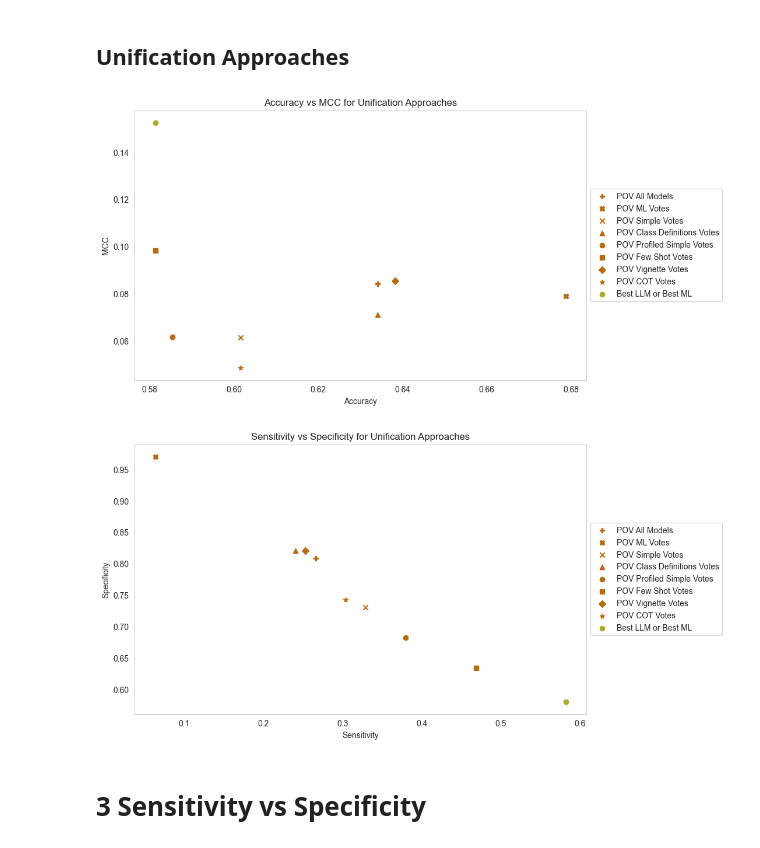
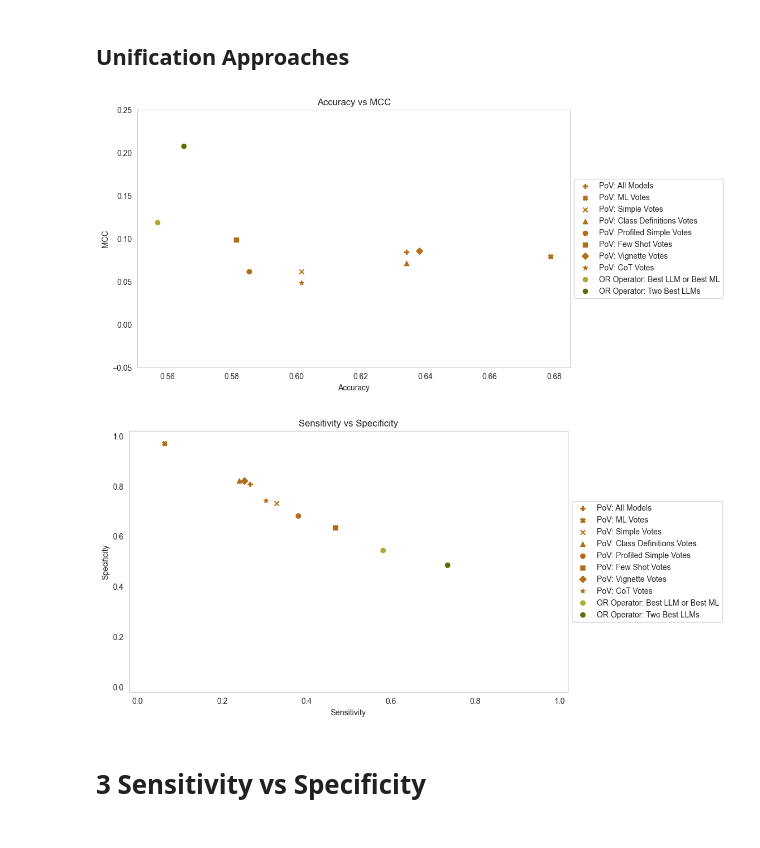
Before and after one commit to kimmizi/master_thesis, a Jupyter notebook: exp/05_Evaluation_Performance.ipynb, the cells around one changed output. Drawn from its saved outputs; the diff is of its cells as text; code cells hidden in the pictures.

```diff
--- a/exp/05_Evaluation_Performance.ipynb
+++ b/exp/05_Evaluation_Performance.ipynb
@@ -179,7 +179,9 @@ y_pred_pov_vignette_votes = pd.read_csv(
 y_pred_pov_cot_votes = pd.read_csv("04_Unification/y_pred_unification/proportion_of_votes/y_pred_pov_cot_models.csv", sep =",")
 # %%
 y_pred_best_LLM_or_best_ML = pd.read_csv(
-    "04_Unification/y_pred_unification/OR_unification/y_pred_best_LLM_or_best_ML.csv", sep =",")
+    "04_Unification/y_pred_unification/OR_unification/y_pred_best_LLM_or_best_ML.csv", sep = ",")
+y_pred_OR_best_LLMs = pd.read_csv(
+    "04_Unification/y_pred_unification/OR_unification/y_pred_OR_best_LLMs.csv", sep = ",")
 # %%
 y_pred_new_input_dnn = pd.read_csv("04_Unification/y_pred_unification/new_input/y_pred_new_input_dnn.csv", sep =",")
 y_pred_new_input_svc = pd.read_csv("04_Unification/y_pred_unification/new_input/y_pred_new_input_svc.csv", sep =",")
@@ -311,6 +313,7 @@ metrics_pov_vignette_votes = calculate_metrics(y_test, y_pred_pov_vignette_votes
 metrics_pov_cot_votes = calculate_metrics(y_test, y_pred_pov_cot_votes["y_pred"])
 # %%
 metrics_best_LLM_or_best_ML = calculate_metrics(y_test, y_pred_best_LLM_or_best_ML["y_pred"])
+metrics_OR_best_LLMs = calculate_metrics(y_test, y_pred_OR_best_LLMs["y_pred"])
 # %%
 metrics_new_input_dnn = calculate_metrics(y_test_dnn, y_pred_new_input_dnn["y_pred"])
 metrics_new_input_svc = calculate_metrics(y_test_dnn, y_pred_new_input_svc["y_pred"])
@@ -574,61 +590,69 @@ plt.grid()
 # %%
 # plot all unification approaches: MCC vs Accuracy
 plt.figure(figsize = (10, 6))
 
-plt.scatter(metrics_pov_all_models["accuracy"], metrics_pov_all_models["mcc"], label = "POV All Models", color = hex_colors[3], marker = "P")
-plt.scatter(metrics_pov_ml_votes["accuracy"], metrics_pov_ml_votes["mcc"], label = "POV ML Votes", color = hex_colors[3], marker = "X")
-plt.scatter(metrics_pov_simple_votes["accuracy"], metrics_pov_simple_votes["mcc"], label = "POV Simple Votes", color = hex_colors[3], marker = "x")
-plt.scatter(metrics_pov_class_definitions_votes["accuracy"], metrics_pov_class_definitions_votes["mcc"], label = "POV Class Definitions Votes", color = hex_colors[3], marker = "^")
-plt.scatter(metrics_pov_profiled_simple_votes["accuracy"], metrics_pov_profiled_simple_votes["mcc"], label = "POV Profiled Simple Votes", color = hex_colors[3], marker = "o")
-plt.scatter(metrics_pov_few_shot_votes["accuracy"], metrics_pov_few_shot_votes["mcc"], label = "POV Few Shot Votes", color = hex_colors[3], marker = "s")
-plt.scatter(metrics_pov_vignette_votes["accuracy"], metrics_pov_vignette_votes["mcc"], label = "POV Vignette Votes", color = hex_colors[3], marker = "D")
-plt.scatter(metrics_pov_cot_votes["accuracy"], metrics_pov_cot_votes["mcc"], label = "POV COT Votes", color = hex_colors[3], marker = "*")
+plt.scatter(metrics_pov_all_models["accuracy"], metrics_pov_all_models["mcc"], label = "PoV: All Models", color = hex_colors[3], marker = "P")
+plt.scatter(metrics_pov_ml_votes["accuracy"], metrics_pov_ml_votes["mcc"], label = "PoV: ML Votes", color = hex_colors[3], marker = "X")
+plt.scatter(metrics_pov_simple_votes["accuracy"], metrics_pov_simple_votes["mcc"], label = "PoV: Simple Votes", color = hex_colors[3], marker = "x")
+plt.scatter(metrics_pov_class_definitions_votes["accuracy"], metrics_pov_class_definitions_votes["mcc"], label = "PoV: Class Definitions Votes", color = hex_colors[3], marker = "^")
+plt.scatter(metrics_pov_profiled_simple_votes["accuracy"], metrics_pov_profiled_simple_votes["mcc"], label = "PoV: Profiled Simple Votes", color = hex_colors[3], marker = "o")
+plt.scatter(metrics_pov_few_shot_votes["accuracy"], metrics_pov_few_shot_votes["mcc"], label = "PoV: Few Shot Votes", color = hex_colors[3], marker = "s")
+plt.scatter(metrics_pov_vignette_votes["accuracy"], metrics_pov_vignette_votes["mcc"], label = "PoV: Vignette Votes", color = hex_colors[3], marker = "D")
+plt.scatter(metrics_pov_cot_votes["accuracy"], metrics_pov_cot_votes["mcc"], label = "PoV: CoT Votes", color = hex_colors[3], marker = "*")
 
-plt.scatter(metrics_best_LLM_or_best_ML["accuracy"], metrics_best_LLM_or_best_ML["mcc"], label = "Best LLM or Best ML", color = hex_colors[8], marker = "o")
+plt.scatter(metrics_best_LLM_or_best_ML["accuracy"], metrics_best_LLM_or_best_ML["mcc"], label = "OR Operator: Best LLM or Best ML", color = hex_colors[8], marker = "o")
+plt.scatter(metrics_OR_best_LLMs["accuracy"], metrics_OR_best_LLMs["mcc"], label = "OR Operator: Two Best LLMs", color = hex_colors[9], marker = "o")
 
 # plt.scatter(metrics_new_input_dnn["accuracy"], metrics_new_input_dnn["mcc"], label = "New Input DNN", color = "green", marker = "s")
 # plt.scatter(metrics_new_input_svc["accuracy"], metrics_new_input_svc["mcc"], label = "New Input SVC", color = "orange", marker = "D")
 # plt.scatter(metrics_new_input_svc_2["accuracy"], metrics_new_input_svc_2["mcc"], label = "New Input SVC All train set", color = "purple", marker = "*")
 
+# plt.xlim(0.3, 0.7)
+plt.ylim(-0.05, 0.25)
+
 plt.xlabel("Accuracy")
 plt.ylabel("MCC")
-plt.title("Accuracy vs MCC for Unification Approaches")
+plt.title("Accuracy vs MCC")
 plt.legend(loc = 'center left', bbox_to_anchor = (1, 0.5))
 plt.grid()
 
 # # save as png
-# plt.savefig("../doc/figs/accuracy_mcc_unification.png", dpi = 300, bbox_inches = "tight")
+plt.savefig("../doc/figs/accuracy_mcc_unification.png", dpi = 300, bbox_inches = "tight")
 # %% [output]
-[figure, old version]
+[figure, new version]
 # %%
 # plot sensitivity vs specificity for all unification approaches
 plt.figure(figsize = (10, 6))
 
-plt.scatter(metrics_pov_all_models["sensitivity"], metrics_pov_all_models["specificity"], label = "POV All Models", color = hex_colors[3], marker = "P")
-plt.scatter(metrics_pov_ml_votes["sensitivity"], metrics_pov_ml_votes["specificity"], label = "POV ML Votes", color = hex_colors[3], marker = "X")
-plt.scatter(metrics_pov_simple_votes["sensitivity"], metrics_pov_simple_votes["specificity"], label = "POV Simple Votes", color = hex_colors[3], marker = "x")
-plt.scatter(metrics_pov_class_definitions_votes["sensitivity"], metrics_pov_class_definitions_votes["specificity"], label = "POV Class Definitions Votes", color = hex_colors[3], marker = "^")
-plt.scatter(metrics_pov_profiled_simple_votes["sensitivity"], metrics_pov_profiled_simple_votes["specificity"], label = "POV Profiled Simple Votes", color = hex_colors[3], marker = "o")
-plt.scatter(metrics_pov_few_shot_votes["sensitivity"], metrics_pov_few_shot_votes["specificity"], label = "POV Few Shot Votes", color = hex_colors[3], marker = "s")
-plt.scatter(metrics_pov_vignette_votes["sensitivity"], metrics_pov_vignette_votes["specificity"], label = "POV Vignette Votes", color = hex_colors[3], marker = "D")
-plt.scatter(metrics_pov_cot_votes["sensitivity"], metrics_pov_cot_votes["specificity"], label = "POV COT Votes", color = hex_colors[3], marker = "*")
+plt.scatter(metrics_pov_all_models["sensitivity"], metrics_pov_all_models["specificity"], label = "PoV: All Models", color = hex_colors[3], marker = "P")
+plt.scatter(metrics_pov_ml_votes["sensitivity"], metrics_pov_ml_votes["specificity"], label = "PoV: ML Votes", color = hex_colors[3], marker = "X")
+plt.scatter(metrics_pov_simple_votes["sensitivity"], metrics_pov_simple_votes["specificity"], label = "PoV: Simple Votes", color = hex_colors[3], marker = "x")
+plt.scatter(metrics_pov_class_definitions_votes["sensitivity"], metrics_pov_class_definitions_votes["specificity"], label = "PoV: Class Definitions Votes", color = hex_colors[3], marker = "^")
+plt.scatter(metrics_pov_profiled_simple_votes["sensitivity"], metrics_pov_profiled_simple_votes["specificity"], label = "PoV: Profiled Simple Votes", color = hex_colors[3], marker = "o")
+plt.scatter(metrics_pov_few_shot_votes["sensitivity"], metrics_pov_few_shot_votes["specificity"], label = "PoV: Few Shot Votes", color = hex_colors[3], marker = "s")
+plt.scatter(metrics_pov_vignette_votes["sensitivity"], metrics_pov_vignette_votes["specificity"], label = "PoV: Vignette Votes", color = hex_colors[3], marker = "D")
+plt.scatter(metrics_pov_cot_votes["sensitivity"], metrics_pov_cot_votes["specificity"], label = "PoV: CoT Votes", color = hex_colors[3], marker = "*")
 
-plt.scatter(metrics_best_LLM_or_best_ML["sensitivity"], metrics_best_LLM_or_best_ML["specificity"], label = "Best LLM or Best ML", color = hex_colors[8], marker = "o")
+plt.scatter(metrics_best_LLM_or_best_ML["sensitivity"], metrics_best_LLM_or_best_ML["specificity"], label = "OR Operator: Best LLM or Best ML", color = hex_colors[8], marker = "o")
+plt.scatter(metrics_OR_best_LLMs["sensitivity"], metrics_OR_best_LLMs["specificity"], label = "OR Operator: Two Best LLMs", color = hex_colors[9], marker = "o")
 
 # plt.scatter(metrics_new_input_dnn["sensitivity"], metrics_new_input_dnn["specificity"], label = "New Input DNN", color = "green", marker = "s")
 # plt.scatter(metrics_new_input_svc["sensitivity"], metrics_new_input_svc["specificity"], label = "New Input SVC", color = "orange", marker = "D")
 # plt.scatter(metrics_new_input_svc_2["sensitivity"], metrics_new_input_svc_2["specificity"], label = "New Input SVC All train set", color = "purple", marker = "*")
 
+plt.xlim(-0.02, 1.02)
+plt.ylim(-0.02, 1.02)
+
 plt.xlabel("Sensitivity")
 plt.ylabel("Specificity")
-plt.title("Sensitivity vs Specificity for Unification Approaches")
+plt.title("Sensitivity vs Specificity")
 plt.legend(loc = 'center left', bbox_to_anchor = (1, 0.5))
 plt.grid()
 
 # # save as png
-# plt.savefig("../doc/figs/sensitivity_specificity_unification.png", dpi = 300, bbox_inches = "tight")
+plt.savefig("../doc/figs/sensitivity_specificity_unification.png", dpi = 300, bbox_inches = "tight")
 # %% [output]
-[figure, old version]
+[figure, new version]
 # %% [markdown]
 # 3 Sensitivity vs Specificity
 # %%
```
Also changed, not shown: parts of 6 cells of this notebook, 15 other files.
